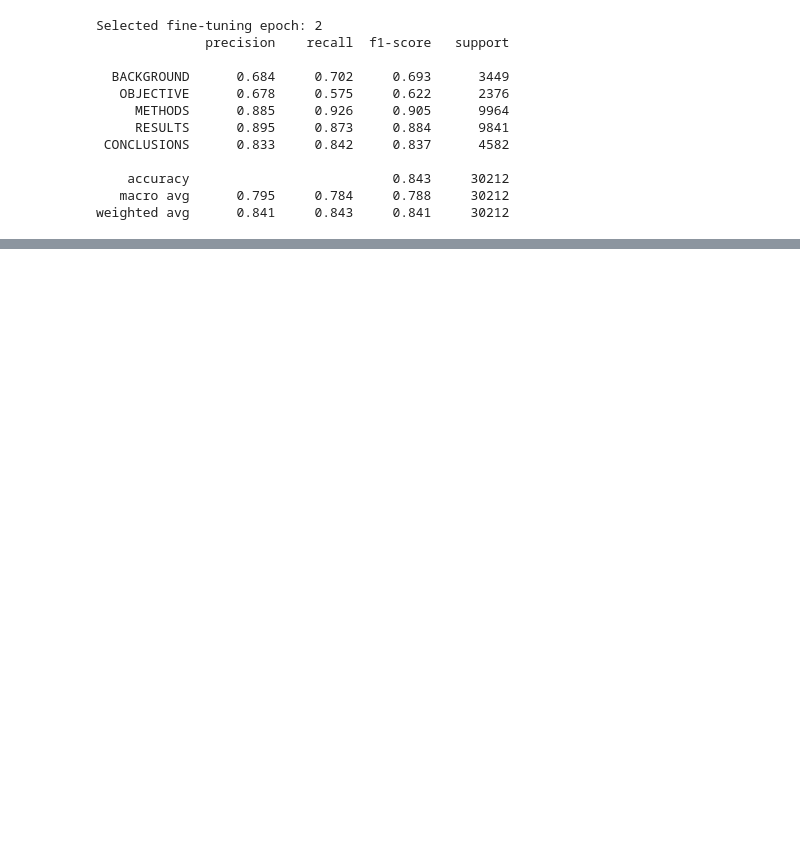
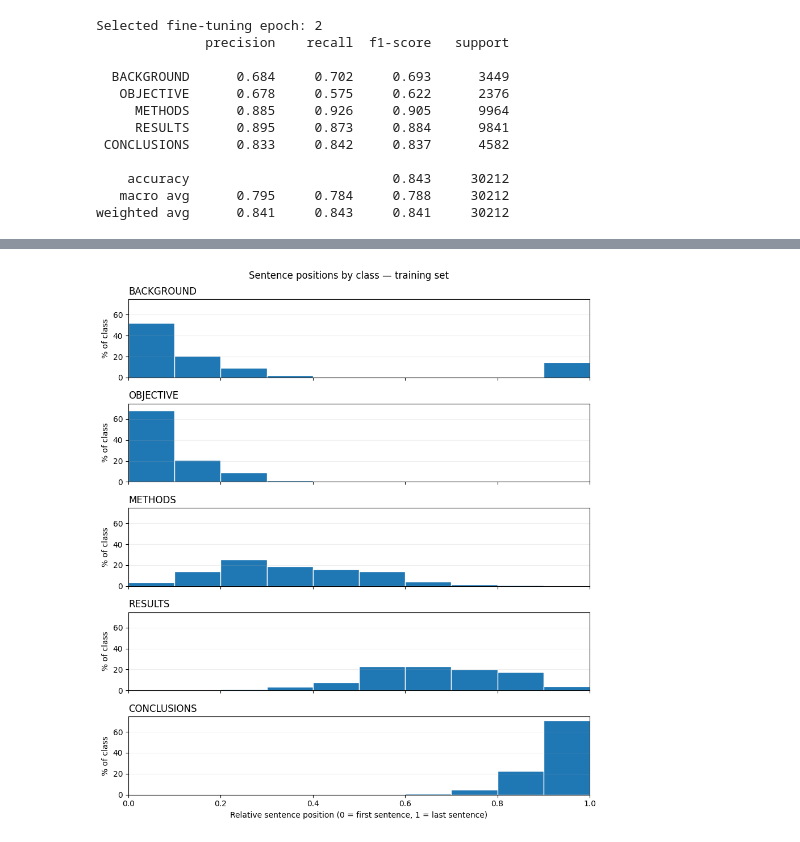
Before and after one commit to johramoosa/pubmed-abstract-classifier, a Jupyter notebook: 01_pubmed_rct_data_exploration.ipynb, the cells around one changed output, grey strips where cells are left out. Cells and saved outputs as stored; diff of their text form; code cells hidden in the pictures; blank space fills up the shorter version.

```diff
--- a/01_pubmed_rct_data_exploration.ipynb
+++ b/01_pubmed_rct_data_exploration.ipynb
@@ -966,6 +896,13 @@ def predict_section(sentence):
 # %%
-sentence = "We randomly assigned 350 patients to treatment or placebo."
-print(predict_section(sentence))
+# Text-only model: classify one sentence.
+label = predict_section(
+    "We randomly assigned 350 patients to treatment or placebo .",
+    model=restored_model,
+    vocab=saved_vocab,
+    id_to_label=saved_id_to_label,
+)
+
+print(label)
 # %% [output]
 METHODS
 # %%
@@ -2143,0 +1891,6 @@ def evaluate_position(model, loader, loss_fn):
+# %%
+token_ids, positions, labels = next(iter(position_validation_loader))
+
+print("Token IDs:", token_ids.shape)
+print("Positions:", positions.shape)
+print("Labels:", labels.shape)
@@ -2638,0 +2727,59 @@ weighted avg      0.841     0.843     0.841     30212
+# %%
+import numpy as np
+import matplotlib.pyplot as plt
+
+# Calculate relative position using training data only.
+position_analysis = train_df.copy()
+
+abstract_sizes = (
+    position_analysis.groupby("abstract_id")["sentence"]
+    .transform("size")
+)
+
+position_analysis["relative_position"] = (
+    position_analysis["sentence_number"]
+    / (abstract_sizes - 1).clip(lower=1)
+)
+
+# Use the same position bins and axes for every class.
+label_order = [
+    "BACKGROUND", "OBJECTIVE", "METHODS", "RESULTS", "CONCLUSIONS"
+]
+bins = np.linspace(0, 1, 11)
+
+fig, axes = plt.subplots(
+    len(label_order), 1,
+    figsize=(9, 10),
+    sharex=True,
+    sharey=True,
+)
+
+for ax, label in zip(axes, label_order):
+    positions = position_analysis.loc[
+        position_analysis["label"] == label,
+        "relative_position",
+    ].to_numpy()
+
+    # Each sentence contributes an equal share of its class's total.
+    weights = np.full(len(positions), 100 / len(positions))
+
+    ax.hist(
+        positions,
+        bins=bins,
+        weights=weights,
+        edgecolor="white",
+    )
+    ax.set_title(label, loc="left")
+    ax.set_ylabel("% of class")
+    ax.grid(axis="y", alpha=0.2)
+
+axes[-1].set_xlabel(
+    "Relative sentence position (0 = first sentence, 1 = last sentence)"
+)
+axes[-1].set_xlim(0, 1)
+
+fig.suptitle("Sentence positions by class — training set")
+fig.tight_layout()
+plt.show()
+# %% [output]
+[figure, added]
```
Also changed, not shown: parts of 81 cells of this notebook.
